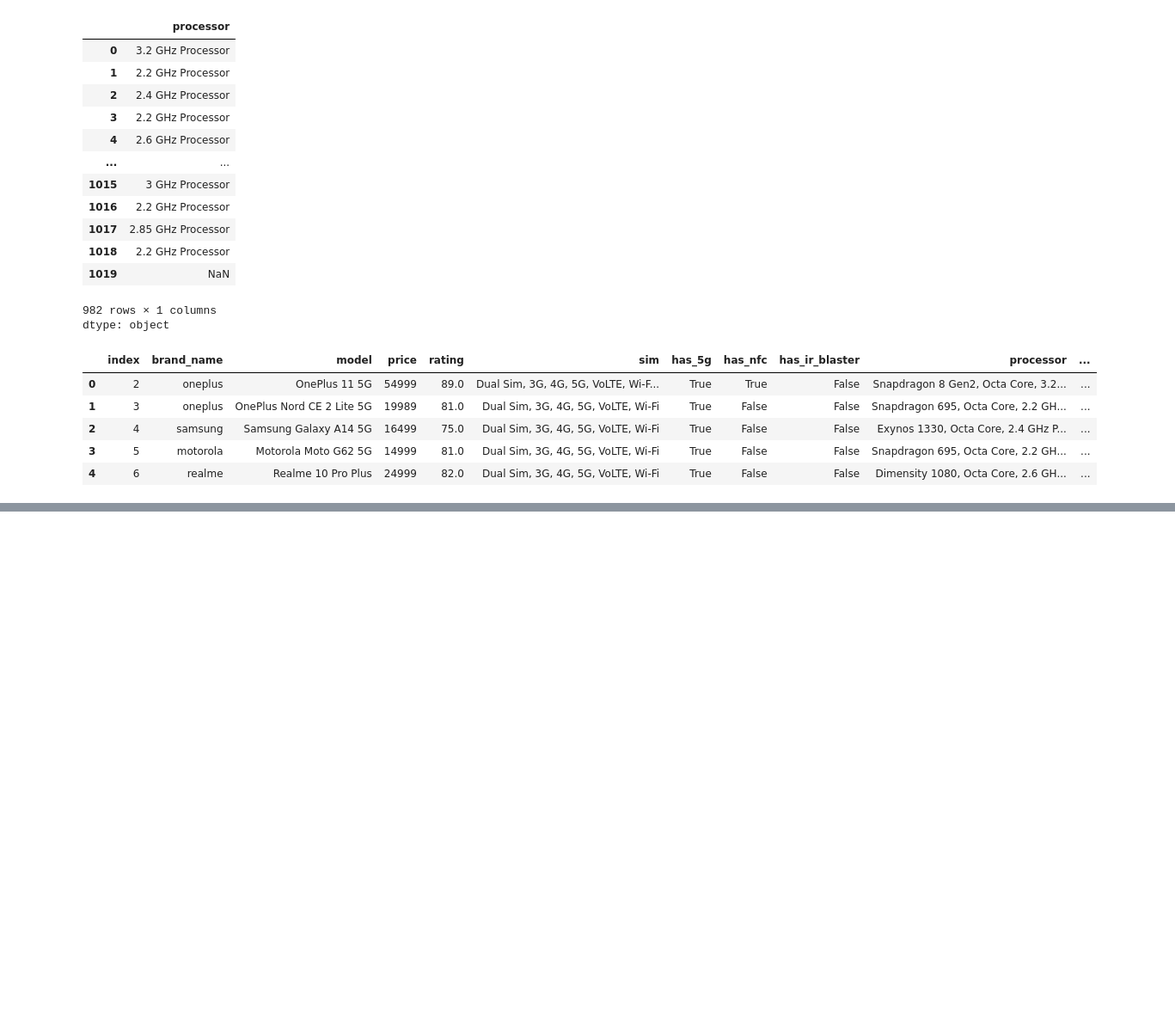
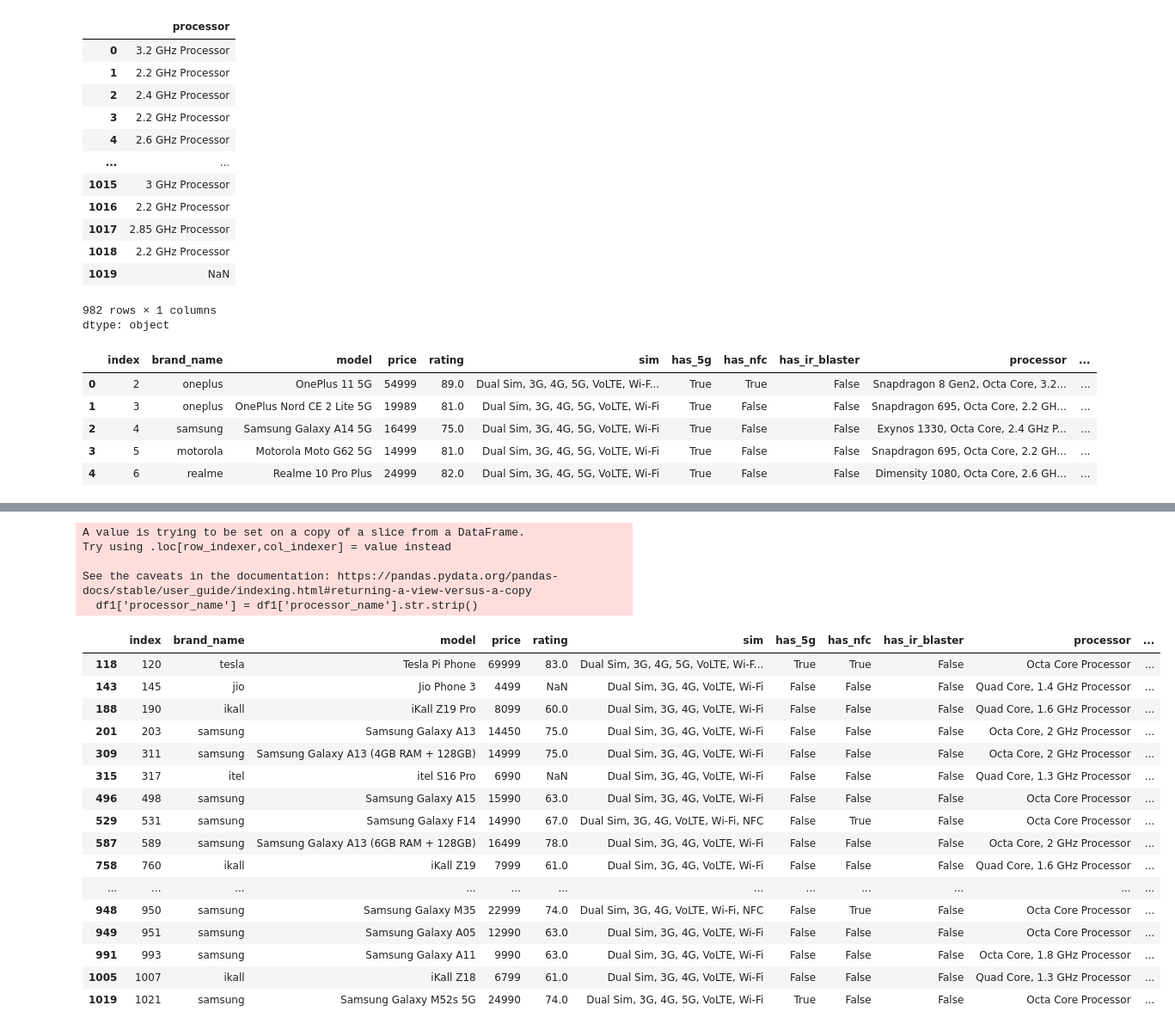
Before and after one commit to Muhammad-Waleed-Source/Data-Analysis-Process, a Jupyter notebook: Data Cleaning/1-Data-Cleaning.ipynb, the cells around one changed output, grey strips where cells are left out. Shown at 86% size. Cells and saved outputs as stored; diff of their text form; code cells hidden in the pictures; blank space fills up the shorter version.

Commit message:
Processor_name col with number of cores, solved

```diff
--- a/Data Cleaning/1-Data-Cleaning.ipynb
+++ b/Data Cleaning/1-Data-Cleaning.ipynb
@@ -1137,0 +1163,29 @@ df1.head()
+# %%
+# removing white spaces
+df1['processor_name'] = df1['processor_name'].str.strip()
+# %% [output]
+A value is trying to be set on a copy of a slice from a DataFrame.
+Try using .loc[row_indexer,col_indexer] = value instead
+
+See the caveats in the documentation: https://pandas.pydata.org/pandas-docs/stable/user_guide/indexing.html#returning-a-view-versus-a-copy
+  df1['processor_name'] = df1['processor_name'].str.strip()
+# %%
+df1[df1['processor_name'].str.contains('Core')]
+# %% [output]
+|  | index | brand_name | model | price | rating | sim | has_5g | has_nfc | has_ir_blaster | processor | ... |
+| 118 | 120 | tesla | Tesla Pi Phone | 69999 | 83.0 | Dual Sim, 3G, 4G, 5G, VoLTE, Wi-F... | True | True | False | Octa Core Processor | ... |
+| 143 | 145 | jio | Jio Phone 3 | 4499 | NaN | Dual Sim, 3G, 4G, VoLTE, Wi-Fi | False | False | False | Quad Core, 1.4 GHz Processor | ... |
+| 188 | 190 | ikall | iKall Z19 Pro | 8099 | 60.0 | Dual Sim, 3G, 4G, VoLTE, Wi-Fi | False | False | False | Quad Core, 1.6 GHz Processor | ... |
+| 201 | 203 | samsung | Samsung Galaxy A13 | 14450 | 75.0 | Dual Sim, 3G, 4G, VoLTE, Wi-Fi | False | False | False | Octa Core, 2 GHz Processor | ... |
+| 309 | 311 | samsung | Samsung Galaxy A13 (4GB RAM + 128GB) | 14999 | 75.0 | Dual Sim, 3G, 4G, VoLTE, Wi-Fi | False | False | False | Octa Core, 2 GHz Processor | ... |
+| 315 | 317 | itel | itel S16 Pro | 6990 | NaN | Dual Sim, 3G, 4G, VoLTE, Wi-Fi | False | False | False | Quad Core, 1.3 GHz Processor | ... |
+| 496 | 498 | samsung | Samsung Galaxy A15 | 15990 | 63.0 | Dual Sim, 3G, 4G, VoLTE, Wi-Fi | False | False | False | Octa Core Processor | ... |
+| 529 | 531 | samsung | Samsung Galaxy F14 | 14990 | 67.0 | Dual Sim, 3G, 4G, VoLTE, Wi-Fi, NFC | False | True | False | Octa Core Processor | ... |
+| 587 | 589 | samsung | Samsung Galaxy A13 (6GB RAM + 128GB) | 16499 | 78.0 | Dual Sim, 3G, 4G, VoLTE, Wi-Fi | False | False | False | Octa Core, 2 GHz Processor | ... |
+| 758 | 760 | ikall | iKall Z19 | 7999 | 61.0 | Dual Sim, 3G, 4G, VoLTE, Wi-Fi | False | False | False | Quad Core, 1.6 GHz Processor | ... |
+| ... | ... | ... | ... | ... | ... | ... | ... | ... | ... | ... | ... |
+| 948 | 950 | samsung | Samsung Galaxy M35 | 22999 | 74.0 | Dual Sim, 3G, 4G, VoLTE, Wi-Fi, NFC | False | True | False | Octa Core Processor | ... |
+| 949 | 951 | samsung | Samsung Galaxy A05 | 12990 | 63.0 | Dual Sim, 3G, 4G, VoLTE, Wi-Fi | False | False | False | Octa Core Processor | ... |
+| 991 | 993 | samsung | Samsung Galaxy A11 | 9990 | 63.0 | Dual Sim, 3G, 4G, VoLTE, Wi-Fi | False | False | False | Octa Core, 1.8 GHz Processor | ... |
+| 1005 | 1007 | ikall | iKall Z18 | 6799 | 61.0 | Dual Sim, 3G, 4G, VoLTE, Wi-Fi | False | False | False | Quad Core, 1.3 GHz Processor | ... |
+| 1019 | 1021 | samsung | Samsung Galaxy M52s 5G | 24990 | 74.0 | Dual Sim, 3G, 4G, 5G, VoLTE, Wi-Fi | True | False | False | Octa Core Processor | ... |
```
Also changed, not shown: parts of 7 cells of this notebook.
